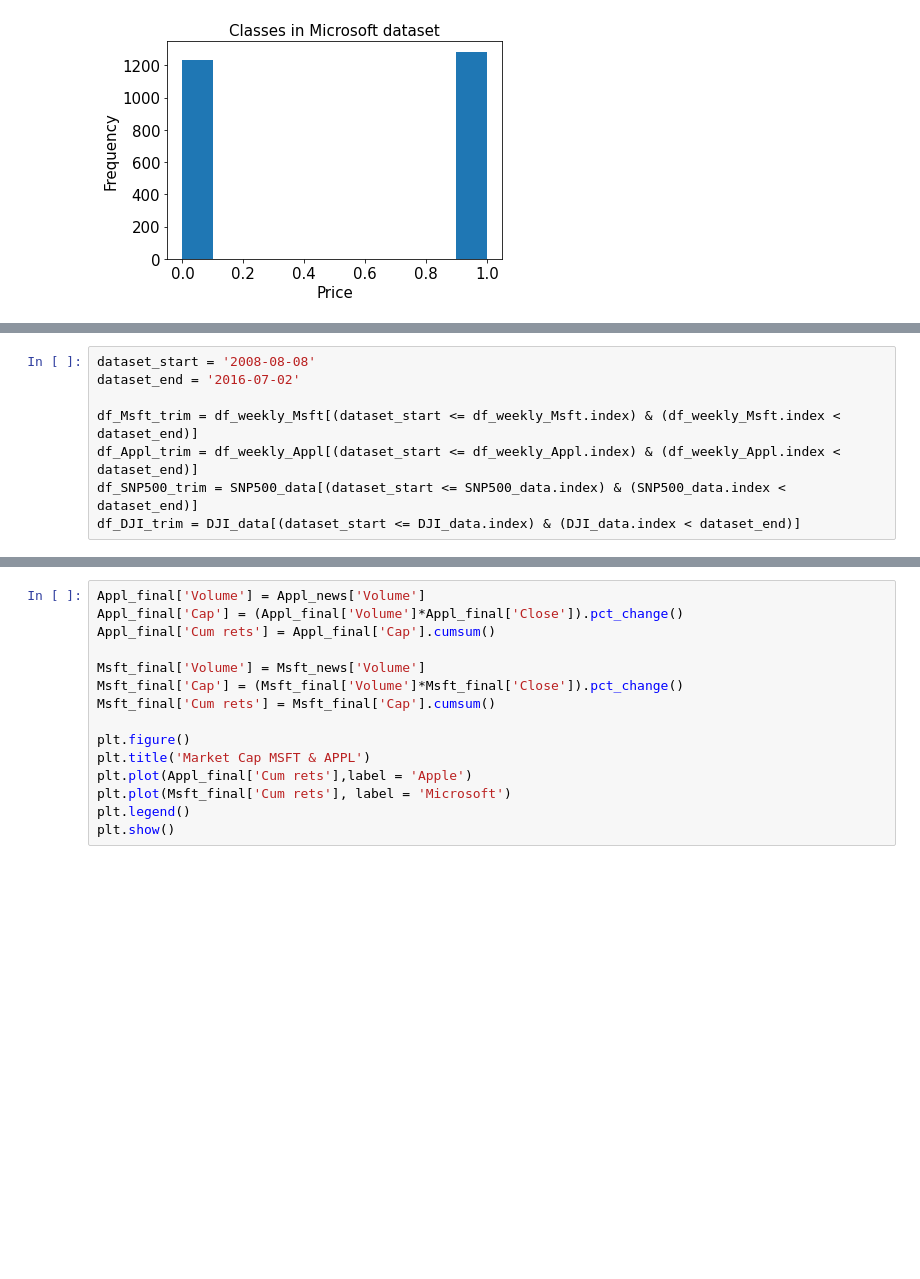
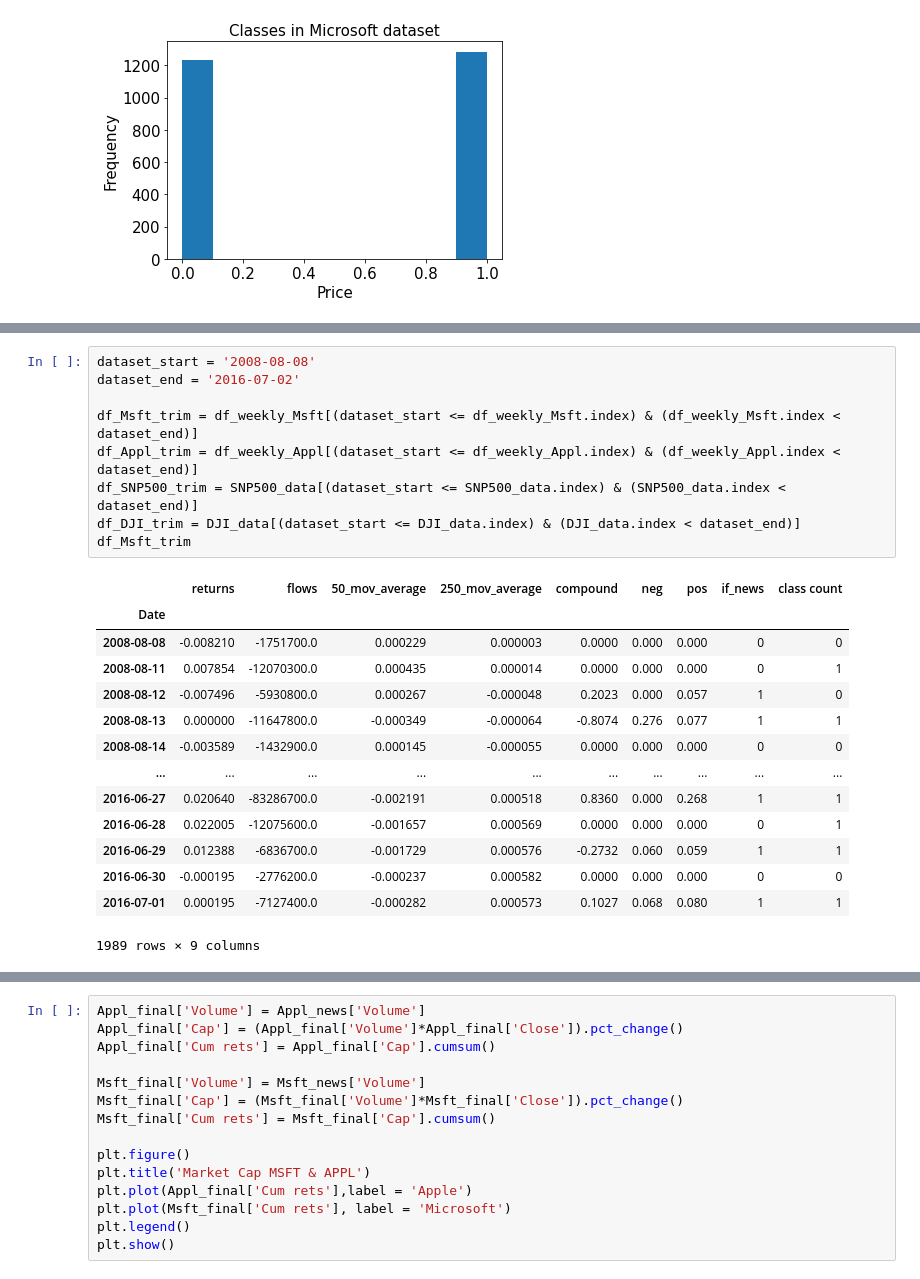
Before and after one commit to mike-explosion/NLP_for_tech_sector_companies, a Jupyter notebook: Preprocessing.ipynb, the cells around one changed output, grey strips where cells are left out. Saved outputs shown, nothing was run; the diff lists cells and outputs as text; blank space fills up the shorter version.

```diff
--- a/Preprocessing.ipynb
+++ b/Preprocessing.ipynb
@@ -204,11 +260,27 @@ DJI_news_compound_scores
 # %%
 dataset_start = '2008-08-08'
 dataset_end = '2016-07-02'
 
 df_Msft_trim = df_weekly_Msft[(dataset_start <= df_weekly_Msft.index) & (df_weekly_Msft.index < dataset_end)]
 df_Appl_trim = df_weekly_Appl[(dataset_start <= df_weekly_Appl.index) & (df_weekly_Appl.index < dataset_end)]
 df_SNP500_trim = SNP500_data[(dataset_start <= SNP500_data.index) & (SNP500_data.index < dataset_end)]
 df_DJI_trim = DJI_data[(dataset_start <= DJI_data.index) & (DJI_data.index < dataset_end)]
+df_Msft_trim
+# %% [output]
+|  | returns | flows | 50_mov_average | 250_mov_average | compound | neg | pos | if_news | class count |
+| Date |  |  |  |  |  |  |  |  |  |
+| 2008-08-08 | -0.008210 | -1751700.0 | 0.000229 | 0.000003 | 0.0000 | 0.000 | 0.000 | 0 | 0 |
+| 2008-08-11 | 0.007854 | -12070300.0 | 0.000435 | 0.000014 | 0.0000 | 0.000 | 0.000 | 0 | 1 |
+| 2008-08-12 | -0.007496 | -5930800.0 | 0.000267 | -0.000048 | 0.2023 | 0.000 | 0.057 | 1 | 0 |
+| 2008-08-13 | 0.000000 | -11647800.0 | -0.000349 | -0.000064 | -0.8074 | 0.276 | 0.077 | 1 | 1 |
+| 2008-08-14 | -0.003589 | -1432900.0 | 0.000145 | -0.000055 | 0.0000 | 0.000 | 0.000 | 0 | 0 |
+| ... | ... | ... | ... | ... | ... | ... | ... | ... | ... |
+| 2016-06-27 | 0.020640 | -83286700.0 | -0.002191 | 0.000518 | 0.8360 | 0.000 | 0.268 | 1 | 1 |
+| 2016-06-28 | 0.022005 | -12075600.0 | -0.001657 | 0.000569 | 0.0000 | 0.000 | 0.000 | 0 | 1 |
+| 2016-06-29 | 0.012388 | -6836700.0 | -0.001729 | 0.000576 | -0.2732 | 0.060 | 0.059 | 1 | 1 |
+| 2016-06-30 | -0.000195 | -2776200.0 | -0.000237 | 0.000582 | 0.0000 | 0.000 | 0.000 | 0 | 0 |
+| 2016-07-01 | 0.000195 | -7127400.0 | -0.000282 | 0.000573 | 0.1027 | 0.068 | 0.080 | 1 | 1 |
+1989 rows × 9 columns
 # %%
 Dataset_final = DJI_news_compound_scores
 Dataset_final['Apple compound'] = df_Appl_trim['compound']
```
Also changed, not shown: parts of 7 cells of this notebook, 3 other files.
